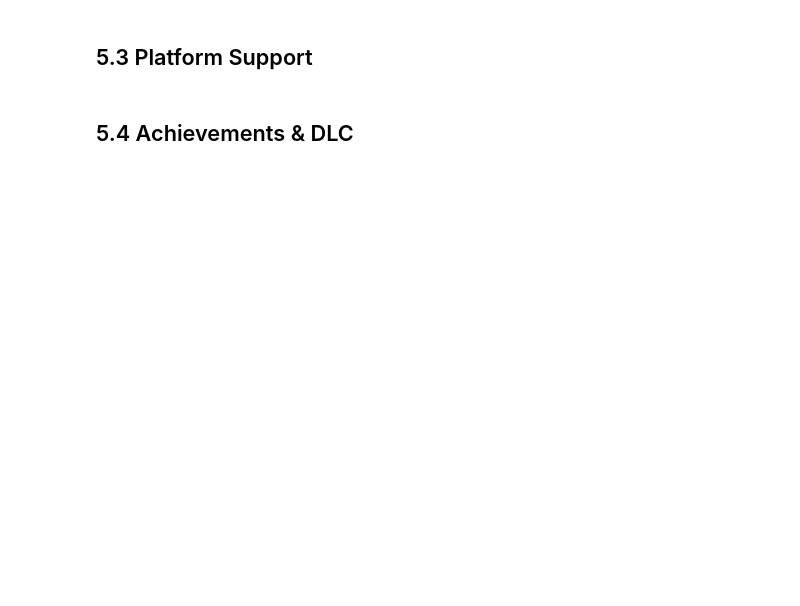
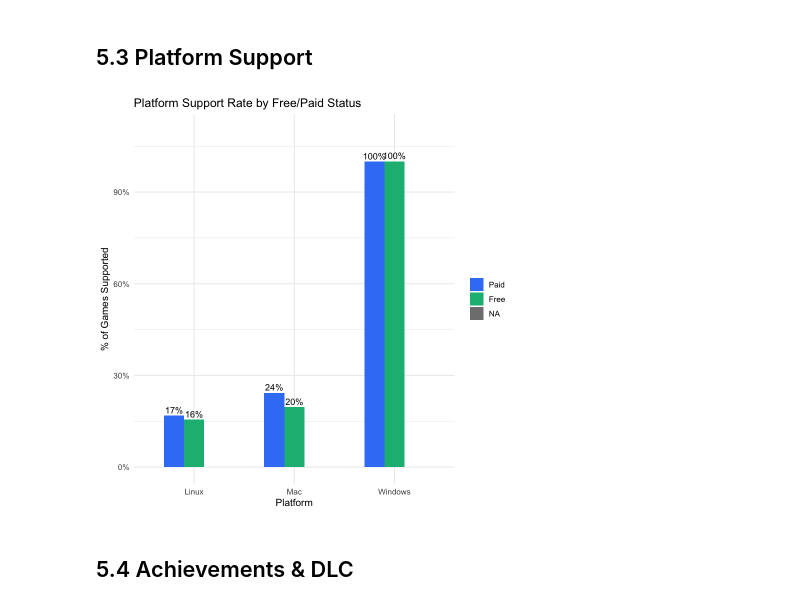
Before and after one commit to UBC-DSCI-310-2025W2/dsci-310-group-15, a Jupyter notebook: src/steam_eda.ipynb, the cells around one changed output. Cells and saved outputs as stored; diff of their text form; code cells hidden in the pictures; blank space fills up the shorter version.

```diff
--- a/src/steam_eda.ipynb
+++ b/src/steam_eda.ipynb
@@ -155,7 +157,7 @@ flat_data <- flat_data %>%
     categories = app_details.data.categories
   )
 
-df_flat <- df_flat %>%
+flat_data <- flat_data %>%
   mutate(
     has_dlc  = map_lgl(dlc,  ~ length(.x) > 0),
     has_demo = map_lgl(demos, ~ length(.x) > 0),
@@ -246,7 +261,7 @@ df_model <- flat_data %>%
     required_age, windows_support, mac_support, linux_support, platform_count,
     total_achievements, total_recommendations, log_recommendations,
     metacritic_score, has_metacritic,
-    dlc, demos,
+    has_dlc, has_demo, dlc, demos,
     n_categories,
     developer_name, publisher_name,
     all_of(cat_cols)
@@ -311,23 +350,26 @@ ggplot(df_model %>% drop_na(log_recommendations),
 # %%
 platform_summary <- df_model %>%
   group_by(is_free) %>%
   summarise(
     Windows = mean(windows_support, na.rm = TRUE),
     Mac     = mean(mac_support, na.rm = TRUE),
     Linux   = mean(linux_support, na.rm = TRUE)
   ) %>%
   pivot_longer(-is_free, names_to = "platform", values_to = "pct_supported")
 
 ggplot(platform_summary, aes(x = platform, y = pct_supported, fill = is_free)) +
-  geom_col(position = "dodge", width = 0.6) +
+  geom_col(position = "dodge", width = 0.6, na.rm = TRUE) +
   geom_text(aes(label = percent(pct_supported, accuracy = 1)),
+  na.rm = TRUE,
             position = position_dodge(width = 0.6), vjust = -0.4, size = 3.8) +
   scale_fill_manual(values = c("Paid" = "#3B82F6", "Free" = "#10B981")) +
   scale_y_continuous(labels = percent, limits = c(0, 1.1)) +
   labs(
     title    = "Platform Support Rate by Free/Paid Status",
     x = "Platform", y = "% of Games Supported", fill = NULL
   )
+# %% [output]
+[figure, added]
 # %% [markdown]
 ## 5.4 Achievements & DLC
 # %%
```
Also changed, not shown: parts of 18 cells of this notebook.
